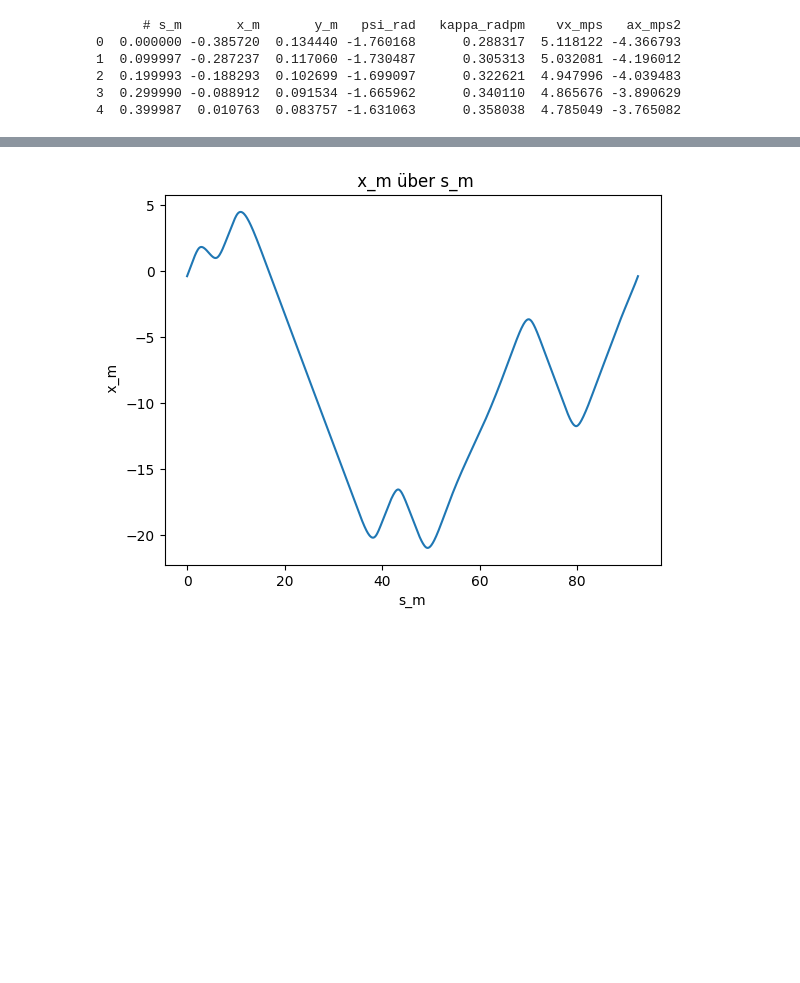
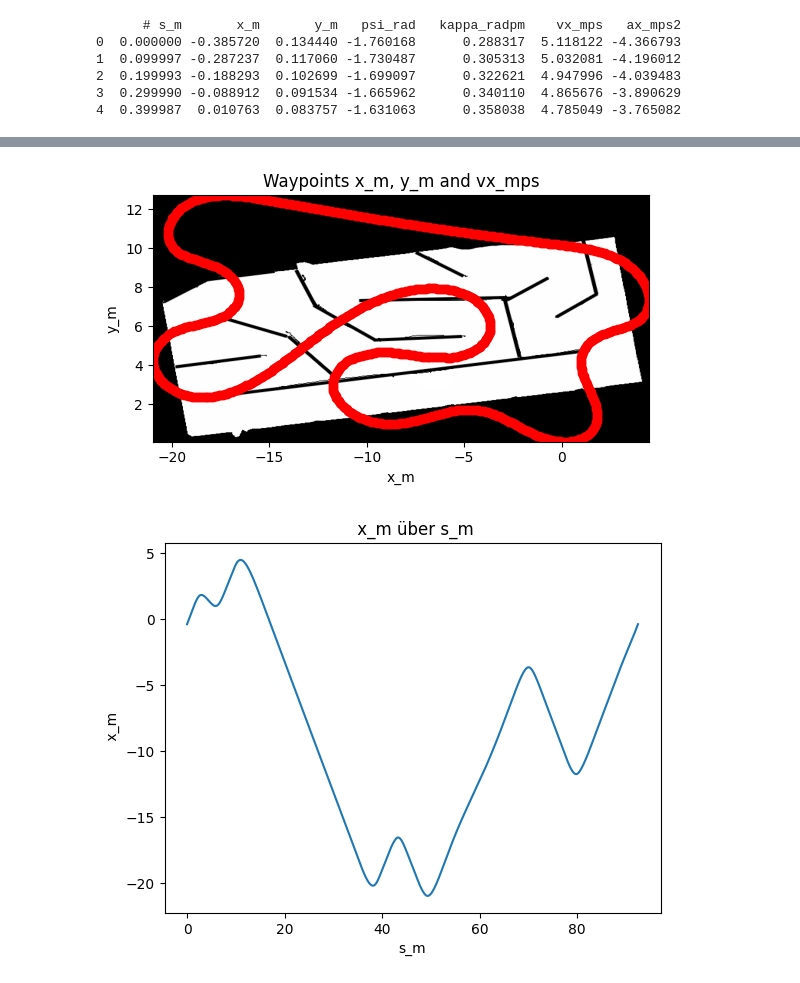
Before and after one commit to F1Tenth-INI/f1tenth_development_gym, a Jupyter notebook: run/Jupyter_notebook/plot_waypoints.ipynb, the cells around one changed output, grey strips where cells are left out. Saved outputs shown, nothing was run; the diff lists cells and outputs as text; code cells hidden in the pictures; blank space fills up the shorter version.

```diff
--- a/run/Jupyter_notebook/plot_waypoints.ipynb
+++ b/run/Jupyter_notebook/plot_waypoints.ipynb
@@ -60,3 +157,31 @@ print(waypoints_df.head())
+# %%
+
+# Load the image
+img = plt.imread(path_dir(image_path))
+
+# Create a figure
+fig = plt.figure()
+
+# Set the image as the floor of the 3D plot
+x_min, x_max = waypoints_df[' x_m'].min(), waypoints_df[' x_m'].max()
+y_min, y_max = waypoints_df[' y_m'].min(), waypoints_df[' y_m'].max()
+X, Y = np.meshgrid(np.linspace(x_min, x_max, img.shape[1]), np.linspace(y_min, y_max, img.shape[0]))
+# Create a 2D plot
+ax = fig.add_subplot(111)
+
+# Plot the image on the background
+ax.imshow(img, extent=[x_min, x_max, y_min, y_max], cmap='gray')
+
+# Plot the waypoints
+ax.plot(waypoints_df[' x_m'], waypoints_df[' y_m'], color='r', marker='o', linestyle='dashed')
+# Set labels
+ax.set_xlabel('x_m')
+ax.set_ylabel('y_m')
+ax.set_title('Waypoints x_m, y_m and vx_mps')
+
+plt.show()
+# %% [output]
+[figure, added]
 # %%
 # plot the x and y coordinates of the waypoints
 for column in waypoints_df.columns:
```
Also changed, not shown: parts of 5 cells of this notebook, 8 other files.
